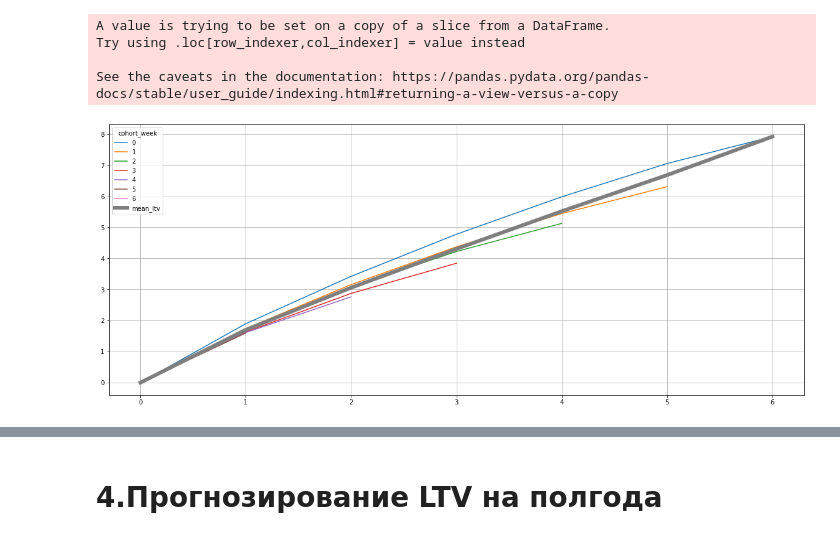
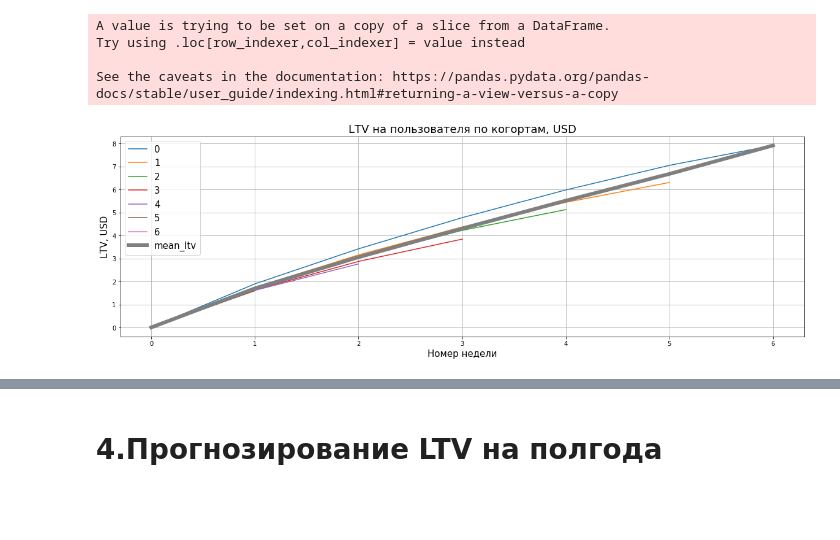
Before and after one commit to Triffonn/Test_task_kivork, a Jupyter notebook: Kivork_test.ipynb, the cells around one changed output, grey strips where cells are left out. Drawn from its saved outputs; the diff is of its cells as text; code cells hidden in the pictures; blank space fills up the shorter version.

```diff
--- a/Kivork_test.ipynb
+++ b/Kivork_test.ipynb
@@ -165,10 +167,14 @@ See the caveats in the documentation: https://pandas.pydata.org/pandas-docs/stab
 # %%
 #Добавляем график
 fig,ax = plt.subplots()
-ltv_table.T.plot(grid = True, figsize = (20,8),ax = ax)
+ax.set_title("LTV на пользователя по когортам, USD", fontsize = 18)
+ltv_table.T.plot(grid = True, figsize = (20,6),ax = ax)
+ax.set_xlabel('Номер недели', fontsize = 15)
+ax.set_ylabel('LTV, USD', fontsize = 15)
 #добавим линию среднего LTV
 ltv_mean.plot(grid = True,linewidth = 6,legend = ['mean'], ax = ax)
+plt.legend(fontsize = 15)
 plt.show()
 # %% [output]
-[figure, old version]
+[figure, new version]
 # %%
```
Also changed, not shown: parts of 15 cells of this notebook, 1 other file.
